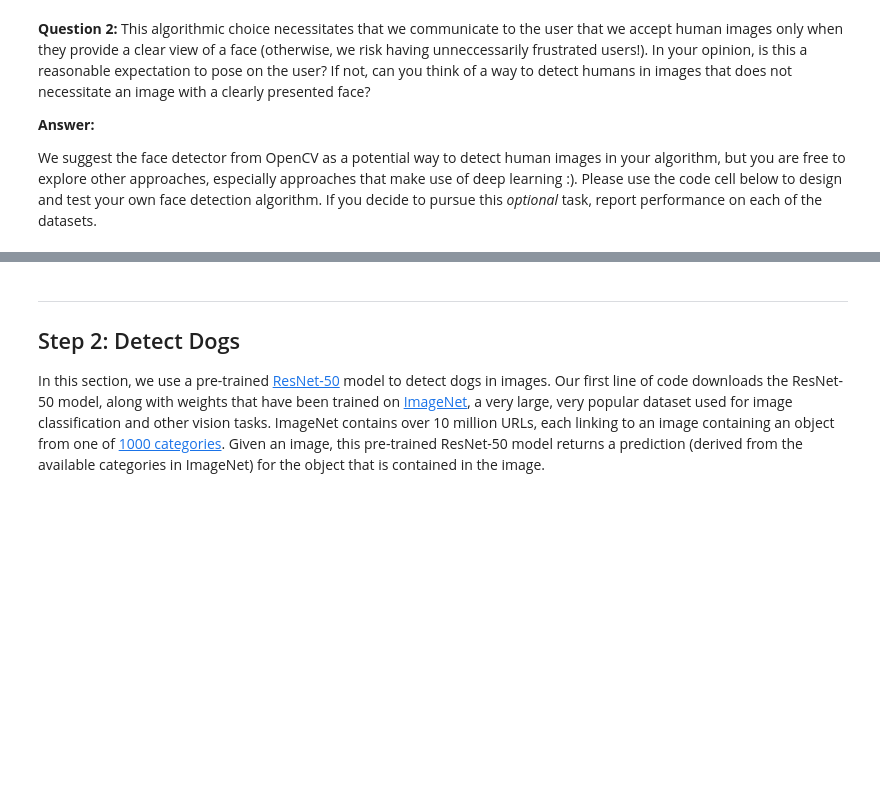
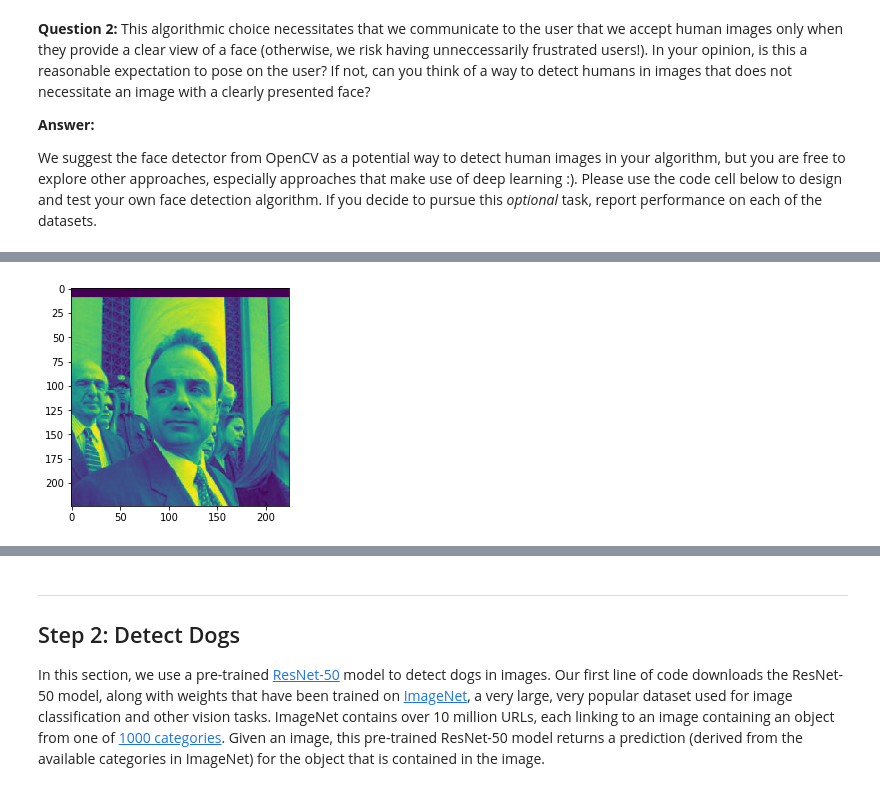
Before and after one commit to AntiTyping/udacity-machine-learning, a Jupyter notebook: dog-project/dog_app.ipynb, the cells around one changed output, grey strips where cells are left out. Drawn from its saved outputs; the diff is of its cells as text; code cells hidden in the pictures; blank space fills up the shorter version.

```diff
--- a/dog-project/dog_app.ipynb
+++ b/dog-project/dog_app.ipynb
@@ -204,0 +243,8 @@ We suggest the face detector from OpenCV as a potential way to detect human imag
+# %%
+# Utilities
+
+import matplotlib.pyplot as plt
+
+def display_image2(img):
+    plt.imshow(img.mean(2))
+    plt.show()
@@ -204,0 +255,24 @@ We suggest the face detector from OpenCV as a potential way to detect human imag
+# %%
+from keras.preprocessing import image
+from tqdm import tqdm
+
+def path_to_tensor2(img_path):
+    #print(img_path)
+    # loads RGB image as PIL.Image.Image type
+    img = image.load_img(img_path, target_size=(224, 224))
+    # convert PIL.Image.Image type to 3D tensor with shape (224, 224, 3)
+    x = image.img_to_array(img)
+    # convert 3D tensor to 4D tensor with shape (1, 224, 224, 3) and return 4D tensor
+    return np.expand_dims(x, axis=0)
+
+def paths_to_tensor2(img_paths):
+    list_of_tensors = [path_to_tensor2(img_path) for img_path in img_paths]
+    return np.vstack(list_of_tensors)
+# %%
+face_human_files = np.array(glob("lfw/*/*"))
+random.shuffle(face_human_files)
+face_human_data = paths_to_tensor2(face_human_files).astype('float32')/255
+# %%
+display_image2(face_human_data[0])
+# %% [output]
+[figure, added]
```
Also changed, not shown: parts of 42 cells of this notebook, 1 other file.
